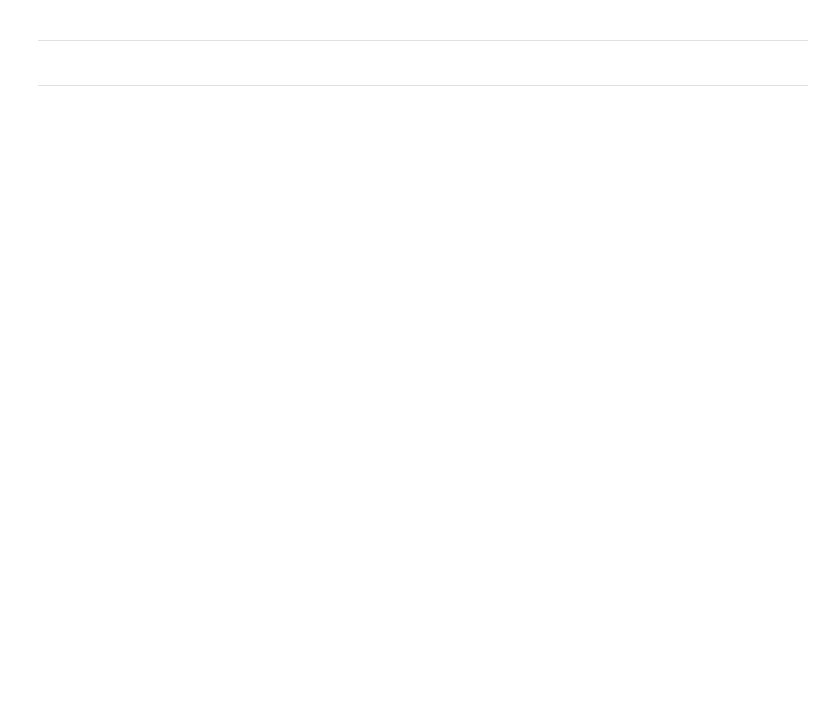
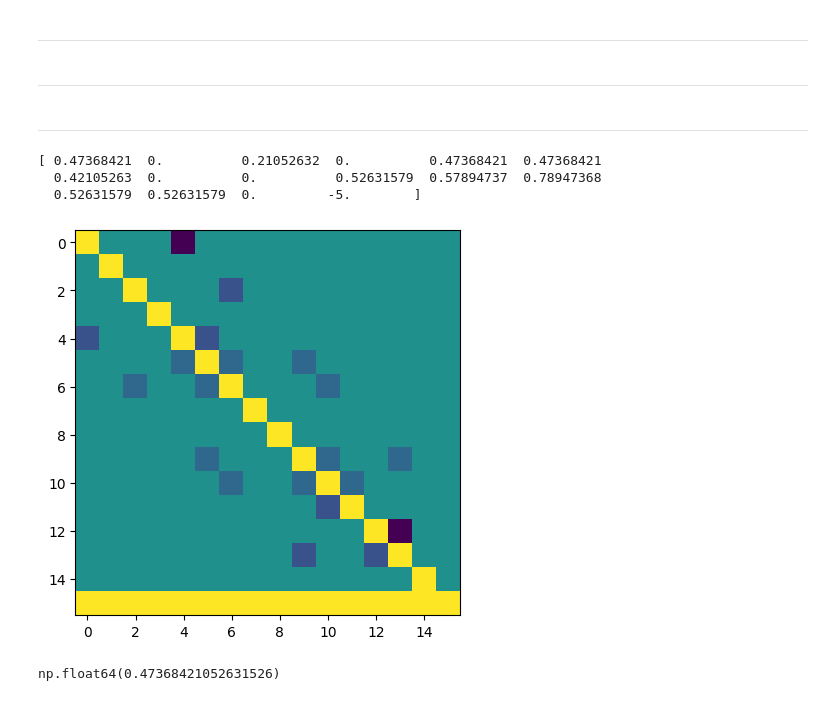
Before and after one commit to VladG00dmanPersonal/ARSO_AI_practise, a Jupyter notebook: Sirius/Math/lingalg/solve_alg.ipynb, the cells around one changed output. Drawn from its saved outputs; the diff is of its cells as text; code cells hidden in the pictures; blank space fills up the shorter version.

```diff
--- a/Sirius/Math/lingalg/solve_alg.ipynb
+++ b/Sirius/Math/lingalg/solve_alg.ipynb
@@ -283,3 +283,5 @@ np.float64(8.792060189524134)
 # %%
 def generate(n):
     return np.random.choice([0, 1, 2], n)
+# %% [markdown]
+---
@@ -285,0 +297,64 @@ def generate(n):
+# %%
+field = np.array([
+    [0,1,0,1],
+    [0,0,0,1],
+    [1,0,0,0],
+    [0,0,1,0],
+], dtype=int)
+
+start = (0, 0)
+finish = (3, 3)
+
+A = -np.ones((field.shape[0] + 2, field.shape[1] + 2))
+for i in range(1, field.shape[0] + 1):
+    for j in range(1, field.shape[1] + 1):
+        A[i][j] = field[i-1][j-1]
+
+S = np.zeros((field.shape[0] * field.shape[1], field.shape[0] * field.shape[1]))
+b = np.zeros(field.shape[0] * field.shape[1])
+
+S[finish[0] * field.shape[0] + finish[1]] = 1
+b[finish[0] * field.shape[0] + finish[1]] = 1
+
+for i in range(1, field.shape[0] + 1):
+    for j in range(1, field.shape[1] + 1):
+        cell = (i - 1) * field.shape[0] + (j - 1)
+
+        S[cell][cell] = 1
+        b[cell] = 0
+
+        if A[i][j] == 1 or (i == finish[0] + 1 and j == finish[1] + 1):
+            continue
+
+        bl, wh = 0, 0
+        for di, dj in ([1, 0], [-1, 0], [0, 1], [0, -1]):
+            ni, nj = i + di, j + dj
+            if A[ni][nj] == 1:
+                bl += 1
+            if A[ni][nj] == 0:
+                wh += 1
+
+        for di, dj in ([1, 0], [-1, 0], [0, 1], [0, -1]):
+            ni, nj = i + di, j + dj
+            n_cell = (ni - 1) * field.shape[0] + (nj - 1)
+            if ni == finish[0] + 1 and nj == finish[1] + 1:
+                b[cell] += 1 / (wh + bl - 1)
+            elif A[ni][nj] == 0:
+                S[cell][n_cell] = -(1 / (wh + bl - 1))
+
+solve = np.linalg.solve(S, b)
+
+print(solve)
+
+plt.figure(figsize=(5, 5))
+plt.imshow(S)
+plt.show()
+# %% [output]
+[ 0.47368421  0.          0.21052632  0.          0.47368421  0.47368421
+  0.42105263  0.          0.          0.52631579  0.57894737  0.78947368
+  0.52631579  0.52631579  0.         -5.        ]
+[figure, added]
+# %%
+solve[0]
+# %% [output]
+np.float64(0.47368421052631526)
```
Also changed, not shown: parts of 13 cells of this notebook.
